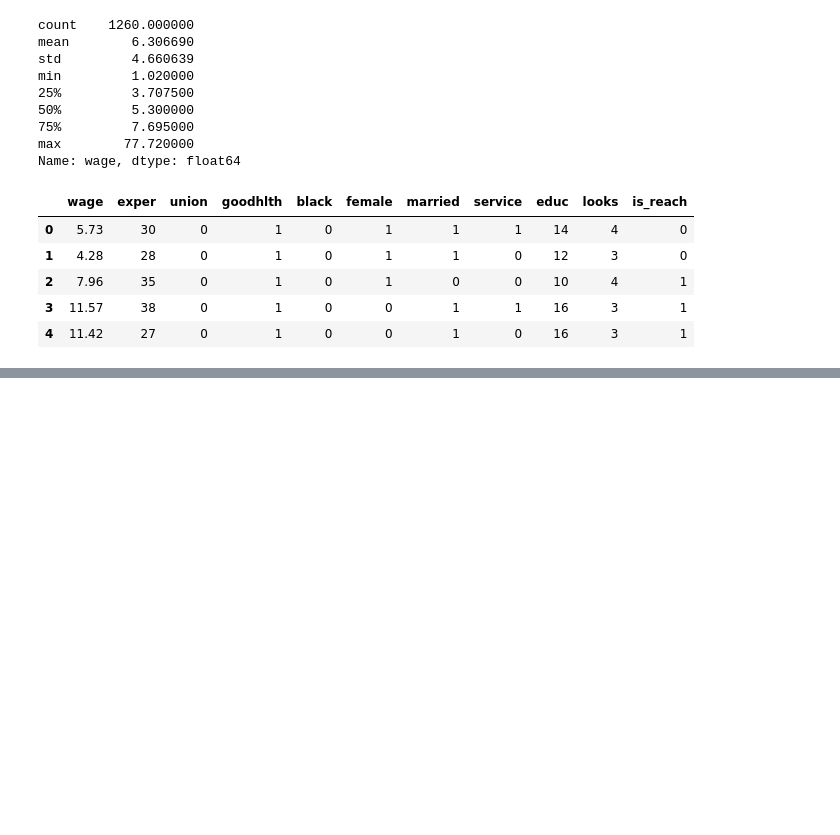
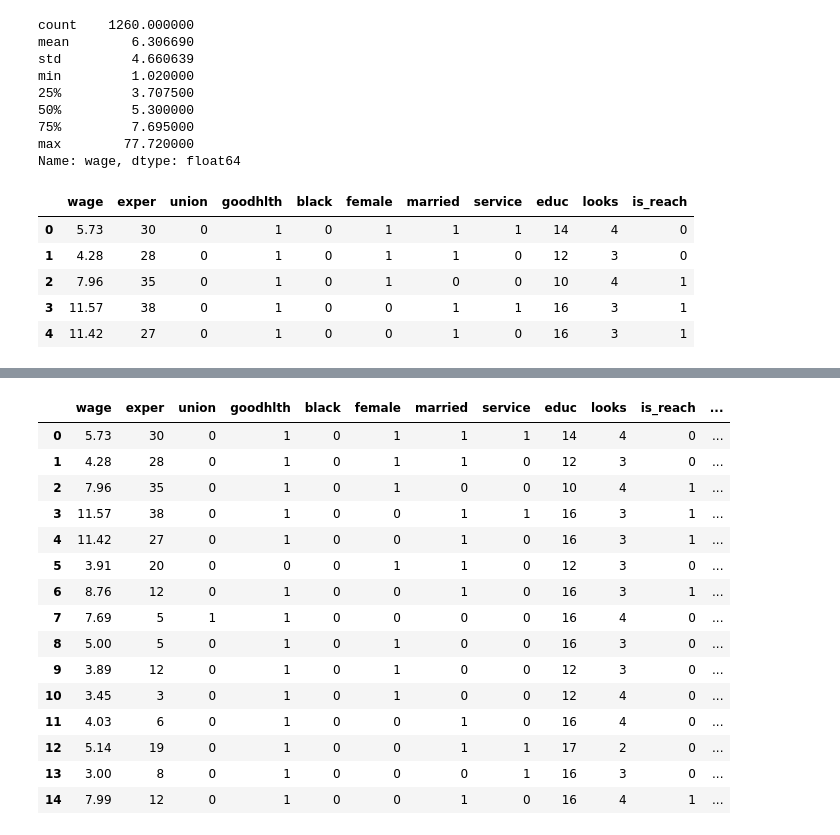
Before and after one commit to levon2111/digest, a Jupyter notebook: mlcourse_open-master/Untitled.ipynb, the cells around one changed output, grey strips where cells are left out. Cells and saved outputs as stored; diff of their text form; code cells hidden in the pictures; blank space fills up the shorter version.

```diff
--- a/mlcourse_open-master/Untitled.ipynb
+++ b/mlcourse_open-master/Untitled.ipynb
@@ -148,0 +158,21 @@ data['rubbish'] = .56*data['wage']+ .32 * data['exper']
+# %%
+data['male'] = data['female'].apply(lambda x: 'male' if x == 1 else 'female')
+# %%
+data.head(15)
+# %% [output]
+|  | wage | exper | union | goodhlth | black | female | married | service | educ | looks | is_reach | ... |
+| 0 | 5.73 | 30 | 0 | 1 | 0 | 1 | 1 | 1 | 14 | 4 | 0 | ... |
+| 1 | 4.28 | 28 | 0 | 1 | 0 | 1 | 1 | 0 | 12 | 3 | 0 | ... |
+| 2 | 7.96 | 35 | 0 | 1 | 0 | 1 | 0 | 0 | 10 | 4 | 1 | ... |
+| 3 | 11.57 | 38 | 0 | 1 | 0 | 0 | 1 | 1 | 16 | 3 | 1 | ... |
+| 4 | 11.42 | 27 | 0 | 1 | 0 | 0 | 1 | 0 | 16 | 3 | 1 | ... |
+| 5 | 3.91 | 20 | 0 | 0 | 0 | 1 | 1 | 0 | 12 | 3 | 0 | ... |
+| 6 | 8.76 | 12 | 0 | 1 | 0 | 0 | 1 | 0 | 16 | 3 | 1 | ... |
+| 7 | 7.69 | 5 | 1 | 1 | 0 | 0 | 0 | 0 | 16 | 4 | 0 | ... |
+| 8 | 5.00 | 5 | 0 | 1 | 0 | 1 | 0 | 0 | 16 | 3 | 0 | ... |
+| 9 | 3.89 | 12 | 0 | 1 | 0 | 1 | 0 | 0 | 12 | 3 | 0 | ... |
+| 10 | 3.45 | 3 | 0 | 1 | 0 | 1 | 0 | 0 | 12 | 4 | 0 | ... |
+| 11 | 4.03 | 6 | 0 | 1 | 0 | 0 | 1 | 0 | 16 | 4 | 0 | ... |
+| 12 | 5.14 | 19 | 0 | 1 | 0 | 0 | 1 | 1 | 17 | 2 | 0 | ... |
+| 13 | 3.00 | 8 | 0 | 1 | 0 | 0 | 0 | 1 | 16 | 3 | 0 | ... |
+| 14 | 7.99 | 12 | 0 | 1 | 0 | 0 | 1 | 0 | 16 | 4 | 1 | ... |
```
Also changed, not shown: parts of 3 cells of this notebook.
